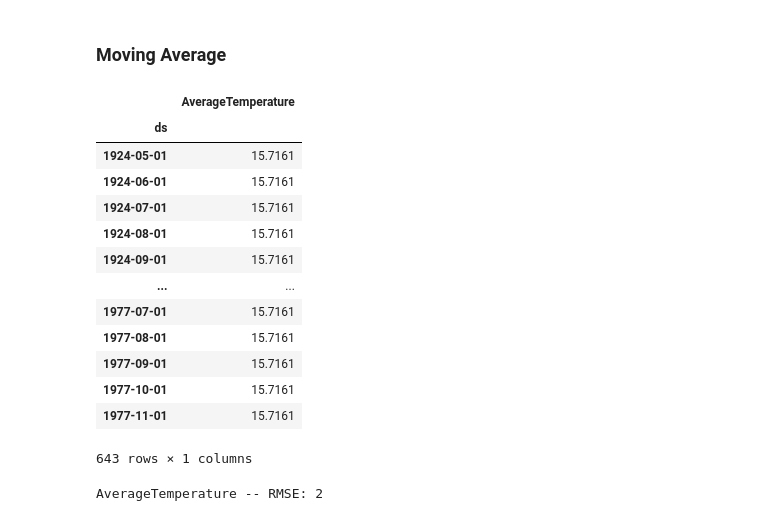
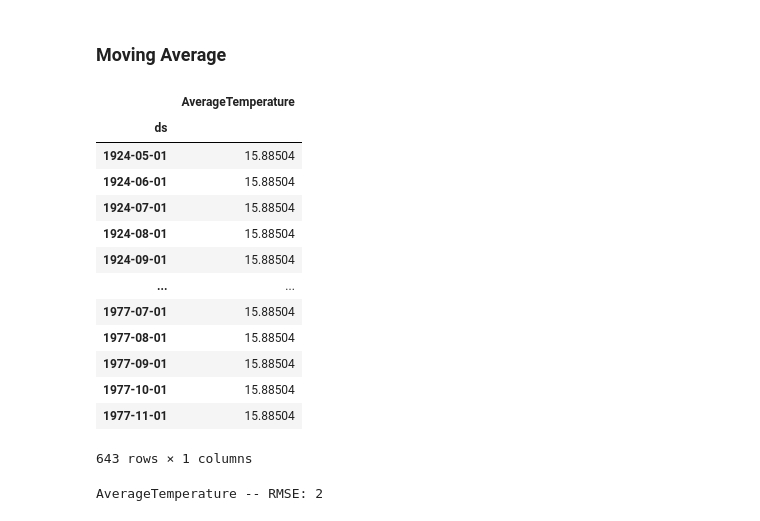
Before and after one commit to veronica-f-reyes/time-series-exercises, a Jupyter notebook: Earth_Surface_Temp_Mini_Project.ipynb, the cells around one changed output. Drawn from its saved outputs; the diff is of its cells as text; code cells hidden in the pictures.

```diff
--- a/Earth_Surface_Temp_Mini_Project.ipynb
+++ b/Earth_Surface_Temp_Mini_Project.ipynb
@@ -331,26 +339,26 @@ def make_predictions():
                            , index = validate.index)
     return yhat_df
 # %%
-period = 30
-#use the rolling method, take the rolling mean of 30 days, and select the last value,
+period = 24
+#use the rolling method, take the rolling mean of 24 months, and select the last value,
 #i.e. the last day in train
 dt = round(train['AverageTemperature'].rolling(period).mean().iloc[-1], 5)
 yhat_df = pd.DataFrame({'AverageTemperature':[dt]}, index = validate.index)
 yhat_df
 # %% [output]
 |  | AverageTemperature |
 | ds |  |
-| 1924-05-01 | 15.7161 |
-| 1924-06-01 | 15.7161 |
-| 1924-07-01 | 15.7161 |
-| 1924-08-01 | 15.7161 |
-| 1924-09-01 | 15.7161 |
+| 1924-05-01 | 15.88504 |
+| 1924-06-01 | 15.88504 |
+| 1924-07-01 | 15.88504 |
+| 1924-08-01 | 15.88504 |
+| 1924-09-01 | 15.88504 |
 | ... | ... |
-| 1977-07-01 | 15.7161 |
-| 1977-08-01 | 15.7161 |
-| 1977-09-01 | 15.7161 |
-| 1977-10-01 | 15.7161 |
-| 1977-11-01 | 15.7161 |
+| 1977-07-01 | 15.88504 |
+| 1977-08-01 | 15.88504 |
+| 1977-09-01 | 15.88504 |
+| 1977-10-01 | 15.88504 |
+| 1977-11-01 | 15.88504 |
 643 rows × 1 columns
 # %%
 plot_and_eval('AverageTemperature')
```
Also changed, not shown: parts of 26 cells of this notebook.
